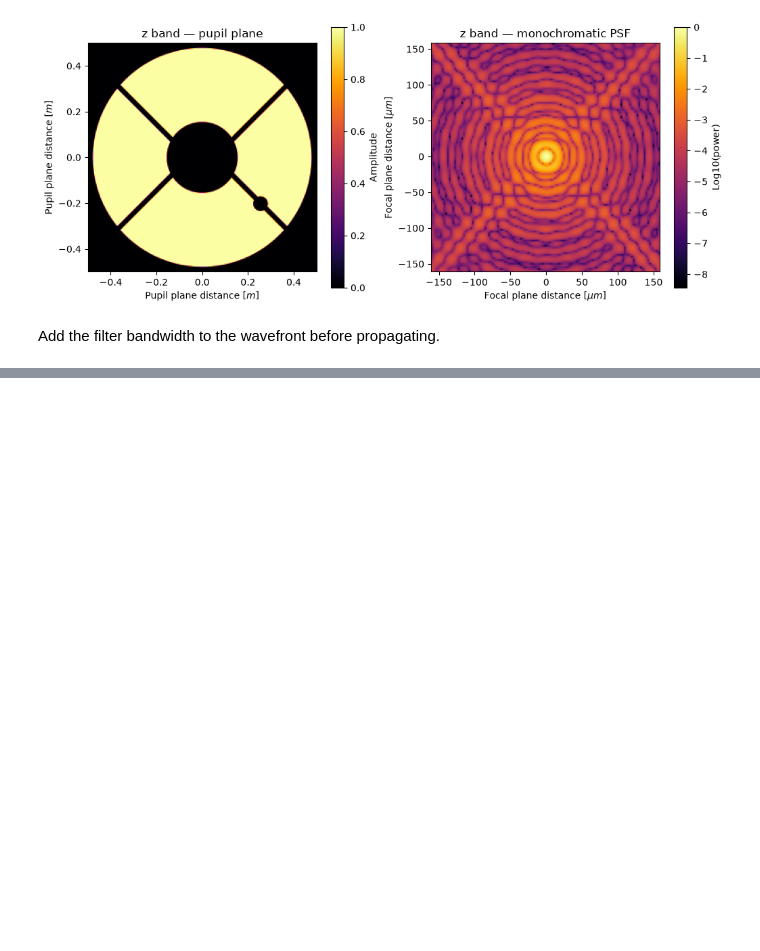
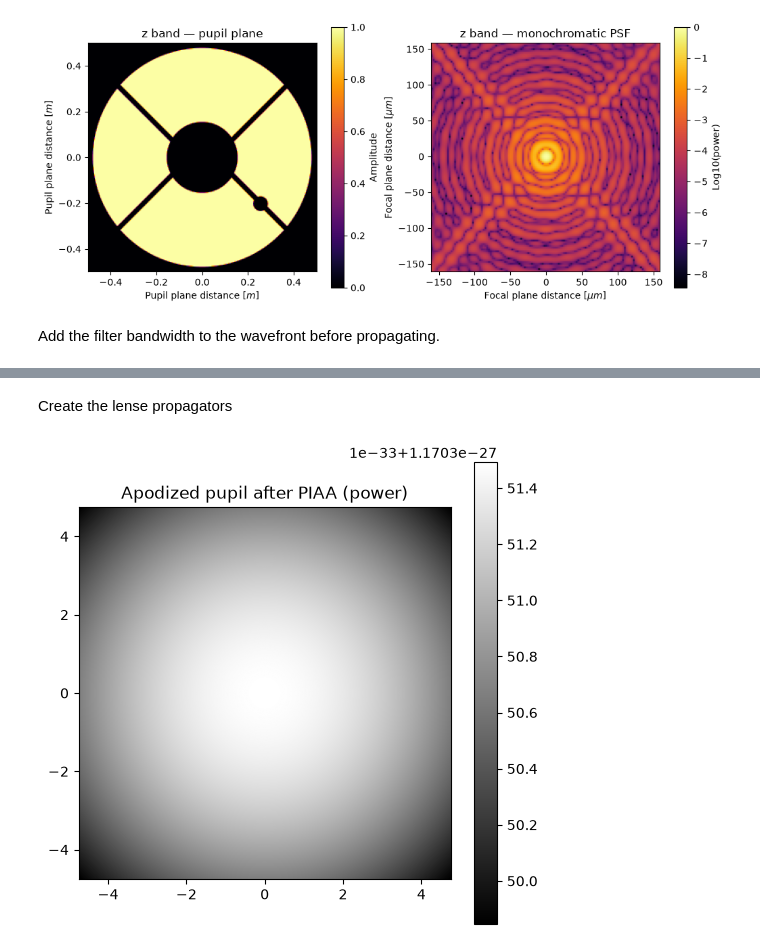
Before and after one commit to armandbl/PIAACMC, a Jupyter notebook: PIAACMC.ipynb, the cells around one changed output, grey strips where cells are left out. Cells and saved outputs as stored; diff of their text form; code cells hidden in the pictures; blank space fills up the shorter version.

```diff
--- a/PIAACMC.ipynb
+++ b/PIAACMC.ipynb
@@ -170,0 +116,47 @@ IndentationError: unexpected indent (3245088744.py, line 5)
+# %% [markdown]
+Create the lense propagators
+# %%
+d_pupil_piaa0 = 37.2e-3   # m, pupil plane -> PIAA0
+d_piaa0_piaa1 = 60.2e-3   # m, PIAA0 -> PIAA1
+pupil_diameter = 8.6e-3   # m, pupil diameter (for the wavefront)
+ref_ind_lenses = hcipy.get_refractive_index('CAF2')   # n(lambda)
+
+
+prop_pupil_piaa0 = hp.FresnelPropagator(aperture.grid,d_pupil_piaa0) #AngularSpectrumPropagator
+prop_piaa0_piaa1 = hp.FresnelPropagator(aperture.grid,d_piaa0_piaa1)
+prop_piaa1_pupil = hp.FresnelPropagator(aperture.grid,d_piaa0_piaa1+d_pupil_piaa0)
+
+prop_LS_piaa1 = hp.FresnelPropagator(aperture.grid,d_pupil_piaa0)
+prop_piaa1_piaa0 = hp.FresnelPropagator(aperture.grid,d_piaa0_piaa1)
+prop_piaa0_LS = hp.FresnelPropagator(aperture.grid,d_piaa0_piaa1+d_pupil_piaa0)
+
+
+sag0 = hp.Field(np.interp(aperture.grid.as_('polar').r,radial_d0,-profile0),aperture.grid)
+sag1 = hp.Field(np.interp(aperture.grid.as_('polar').r,radial_d1,-profile1),aperture.grid)
+
+piaa0 = hp.SurfaceApodizer(-sag0, ref_ind_lenses)
+piaa1 = hp.SurfaceApodizer(-sag1, ref_ind_lenses)
+
+#TODO: check what separation is
+
+# separation =
+wf = hp.Wavefront(aperture*np.exp(2j * np.pi * separation * aperture.grid.x / pupil_diameter ))
+
+wf_piaa0 = piaa0.forward(prop_pupil_piaa0.forward(wf))
+wf_piaa1 = piaa1.forward(prop_piaa0_piaa1.forward(wf_piaa0))
+wf_apodized = prop_piaa1_pupil.backward(wf_piaa1)
+
+
+#plot lenses
+# ax, fig = plt.subplots(1, 2, figsize=(12, 5))
+
+
+
+# plot apodized pupil after PIAA
+plt.figure(figsize=(6, 6))
+hcipy.imshow_field(wf_apodized.power, cmap='grey', grid_units=1e-3)
+plt.colorbar()
+plt.title('Apodized pupil after PIAA (power)')
+plt.show()
+# %% [output]
+[figure, added]
```
Also changed, not shown: parts of 9 cells of this notebook, 1 other file.
